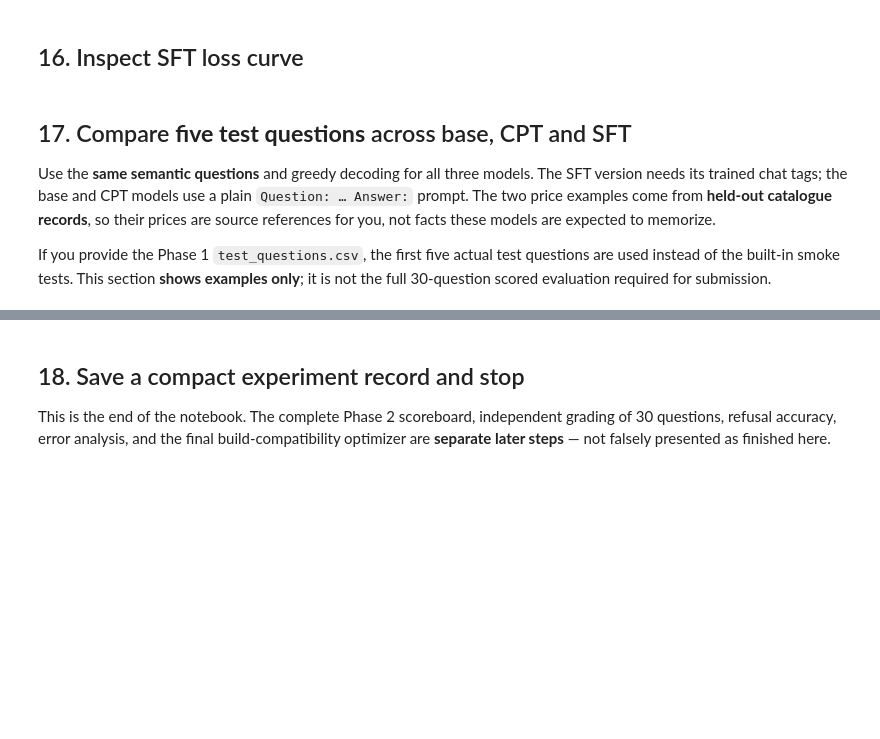
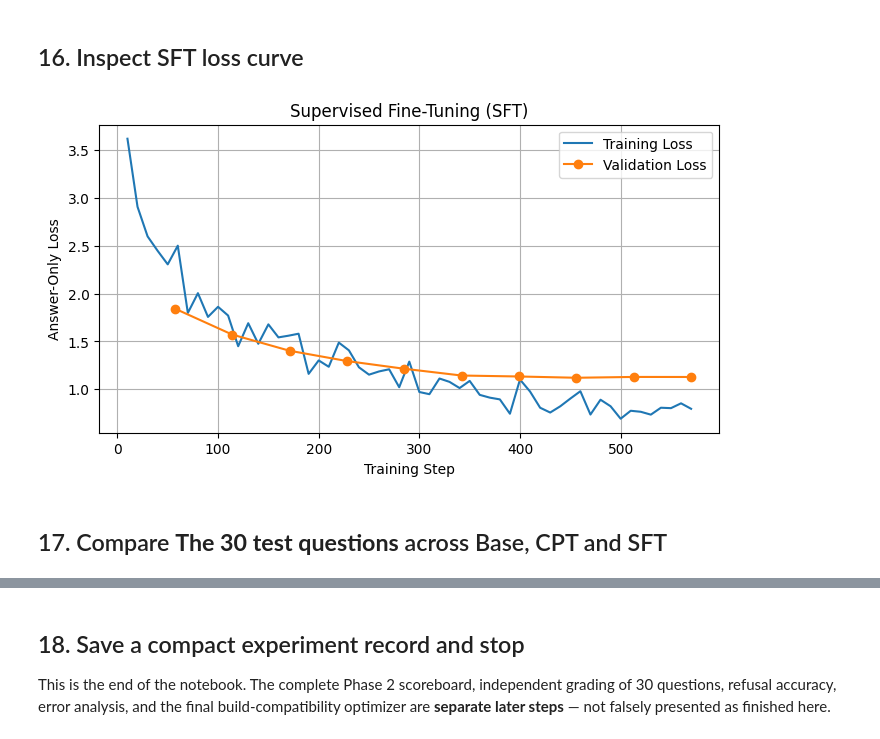
Before and after one commit to Sulieman25/Jordanian-PC-Builder---DS493, a Jupyter notebook: PC-Builder.ipynb, the cells around one changed output, grey strips where cells are left out. Drawn from its saved outputs; the diff is of its cells as text; code cells hidden in the pictures; blank space fills up the shorter version.

```diff
--- a/PC-Builder.ipynb
+++ b/PC-Builder.ipynb
@@ -963,12 +977,21 @@ sft_args = TrainingArguments(
     per_device_train_batch_size=TRAIN_BATCH_SIZE,
     per_device_eval_batch_size=EVAL_BATCH_SIZE,
     gradient_accumulation_steps=GRADIENT_ACCUMULATION,
-    logging_strategy="steps", logging_steps=10,
-    eval_strategy="epoch", save_strategy="epoch",
-    load_best_model_at_end=True, metric_for_best_model="eval_loss", greater_is_better=False,
-    save_total_limit=3, report_to="none", seed=SEED,
-    bf16=AMP_BF16, fp16=AMP_FP16, optim="adamw_torch"
+    logging_strategy="steps",
+    logging_steps=10,
+    eval_strategy="epoch",
+    save_strategy="epoch",
+    load_best_model_at_end=True,
+    metric_for_best_model="eval_loss",
+    greater_is_better=False,
+    save_total_limit=3,
+    report_to="none",
+    seed=SEED,
+    bf16=AMP_BF16,
+    fp16=AMP_FP16,
+    optim="adamw_torch"
 )
+
 base_model.config.use_cache = False
 sft_trainer = Trainer(
     model=base_model, args=sft_args,
@@ -976,6 +999,7 @@ sft_trainer = Trainer(
     data_collator=SFTCollator(tokenizer.pad_token_id),
     processing_class=tokenizer,
 )
+
 sft_trainer.train()
 sft_trainer.save_model(str(OUTPUT_DIR / "sft_model"))
 tokenizer.save_pretrained(str(OUTPUT_DIR / "sft_model"))
@@ -986,16 +1039,29 @@ print("SFT model saved:", OUTPUT_DIR / "sft_model")
 # %% [markdown]
 ## 16. Inspect SFT loss curve
 # %%
+#-----------[16. INSPECT & SAVE SFT LOSS CURVE]-----------
+
 hist = pd.DataFrame(sft_history)
-fig, ax = plt.subplots(figsize=(8, 4))
-for key, label in [("loss", "Train loss"), ("eval_loss", "Validation loss")]:
-    if key in hist:
-        p = hist.dropna(subset=[key]); ax.plot(p["step"], p[key], marker="o", label=label)
-ax.set(xlabel="Training step", ylabel="Answer-only loss", title="SFT training")
-ax.legend(); plt.show()
+plt.figure(figsize=(8, 4))
+
+if "loss" in hist:
+    t_hist = hist.dropna(subset=["loss"])
+    plt.plot(t_hist["step"], t_hist["loss"], label="Training Loss")
+
+if "eval_loss" in hist:
+    v_hist = hist.dropna(subset=["eval_loss"])
+    plt.plot(v_hist["step"], v_hist["eval_loss"], marker="o", label="Validation Loss")
+
+plt.xlabel("Training Step")
+plt.ylabel("Answer-Only Loss")
+plt.title("Supervised Fine-Tuning (SFT)")
+plt.legend()
+plt.grid(True)
+
+plt.savefig(OUTPUT_DIR / "sft_loss.png", dpi=150, bbox_inches="tight")
+plt.show()
+# %% [output]
+[figure, added]
 # %% [markdown]
-## 17. Compare **five test questions** across base, CPT and SFT
-Use the **same semantic questions** and greedy decoding for all three models. The SFT version needs its trained chat tags; the base and CPT models use a plain `Question: … Answer:` prompt. The two price examples come from **held-out catalogue records**, so their prices are source references for you, not facts these models are expected to memorize.
-
-If you provide the Phase 1 `test_questions.csv`, the first five actual test questions are used instead of the built-in smoke tests. This section **shows examples only**; it is not the full 30-question scored evaluation required for submission.
+## 17. Compare **The 30 test questions** across Base, CPT and SFT
 # %%
```
Also changed, not shown: parts of 25 cells of this notebook.
